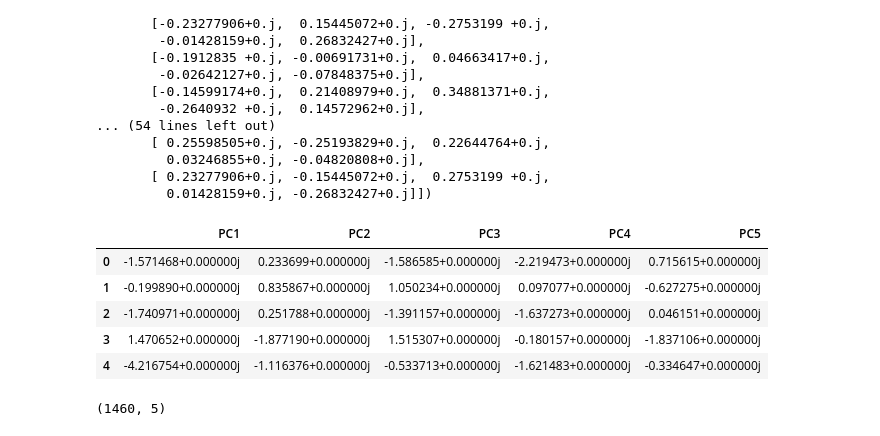
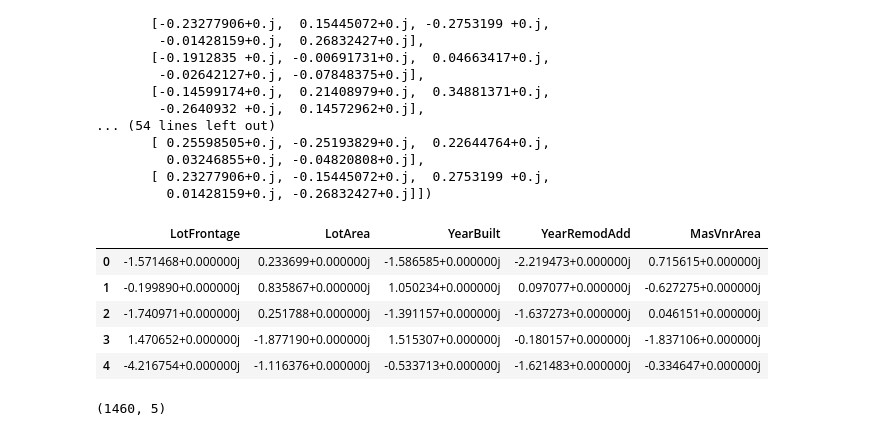
Before and after one commit to begumzubeda64/PGA02_Zubu, a Jupyter notebook: Machine Learning Models/PCA/House price - PCA.ipynb, the cells around one changed output. Saved outputs shown, nothing was run; the diff lists cells and outputs as text; code cells hidden in the pictures.

```diff
--- a/Machine Learning Models/PCA/House price - PCA.ipynb
+++ b/Machine Learning Models/PCA/House price - PCA.ipynb
@@ -285,7 +285,7 @@ print(cov_mat[0:5])
 **4.4 Compute Eigenvalues and Eigenvectors**
 # %%
 # use 'eig' function to compute Eigenvalues and Eigenvectors of the covariance vectors
-eig_val, eig_vec = np.linalg.eig(cov_mat)
+eig_val, eig_vec = eig(cov_mat)
 
 print('Eigenvalues: ', '\n', '\n', eig_val, '\n')
 print('Eigenvectors: ', '\n', '\n', eig_vec, '\n')
@@ -313,6 +313,16 @@ Eigenvalues:
 # Eigenvalues greater than 1
 # create the list of eigenvalues
 eig_val = list(eig_val)
+print(eig_val)
+print()
+
+cols = pd.Series(df_num.columns.values)
+eig_val_df = pd.DataFrame(columns=["Features", "Eigen_Value"])
+eig_val_df["Features"] = cols
+eig_val_df["Eigen_Value"] = eig_val
+eig_val_df = eig_val_df.sort_values(by="Eigen_Value", ascending=False)
+print(eig_val_df.head(10))
+print()
 
 #'sort(reverse=True)' will sort the eigenvalues in the descending order
 eig_val.sort(reverse=True)
@@ -347,7 +371,7 @@ plt.show()
 # %% [markdown]
 **4.6 Calculate Principal Components**
 # %%
-eigenvector = eig_vec[:, 0:5]
+eigenvector = eig_vec[:, eig_val_df.index.values[0:5]]
 
 eigenvector
 # %% [output]
@@ -371,12 +395,12 @@ array([[-0.15734148+0.j, -0.0814686 +0.j,  0.22587062+0.j,
 # %%
 # take the dot product of 'df_num_std' with 'eigenvector' to obtain new dataset
 # create a dataframe of pricipal components
-df_pca = pd.DataFrame(df_num_std.dot(eigenvector), columns=['PC1', 'PC2', 'PC3', 'PC4', 'PC5'])
+df_pca = pd.DataFrame(df_num_std.dot(eigenvector), columns=list(eig_val_df["Features"])[0:5])
 
 # head() to display top 5 rows
 df_pca.head()
 # %% [output]
-|  | PC1 | PC2 | PC3 | PC4 | PC5 |
+|  | LotFrontage | LotArea | YearBuilt | YearRemodAdd | MasVnrArea |
 | 0 | -1.571468+0.000000j | 0.233699+0.000000j | -1.586585+0.000000j | -2.219473+0.000000j | 0.715615+0.000000j |
 | 1 | -0.199890+0.000000j | 0.835867+0.000000j | 1.050234+0.000000j | 0.097077+0.000000j | -0.627275+0.000000j |
 | 2 | -1.740971+0.000000j | 0.251788+0.000000j | -1.391157+0.000000j | -1.637273+0.000000j | 0.046151+0.000000j |
```
Also changed, not shown: parts of 4 cells of this notebook.
